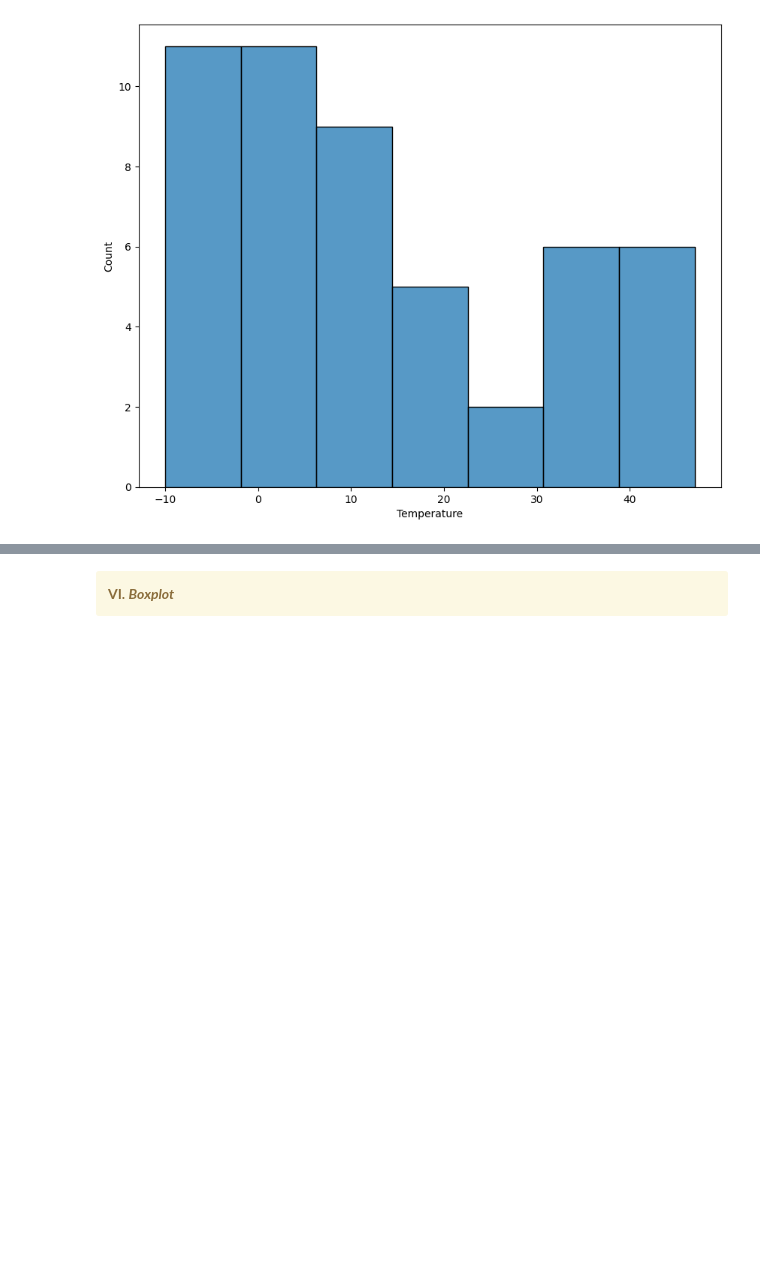
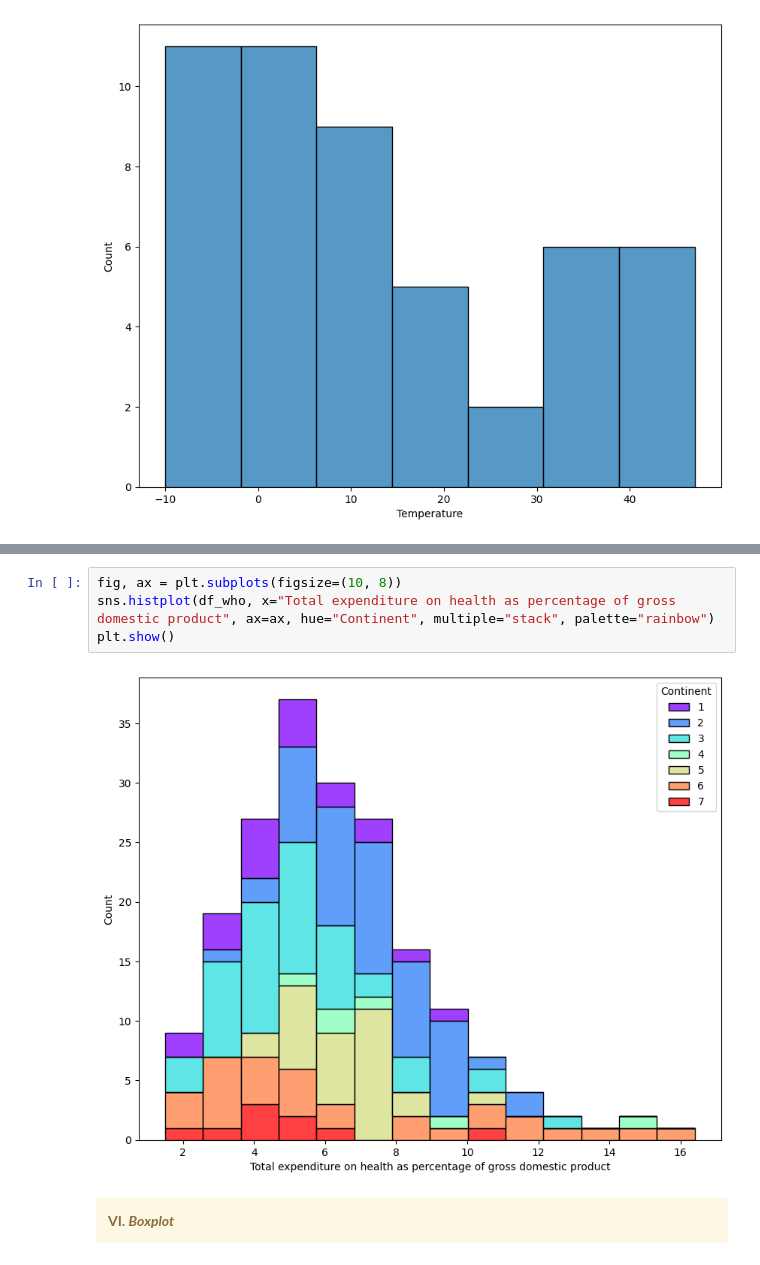
Before and after one commit to wisaaco/MCINTROPYTHON, a Jupyter notebook: notebooks/02_Pandas/03_visualization.ipynb, the cells around one changed output, grey strips where cells are left out. Saved outputs shown, nothing was run; the diff lists cells and outputs as text; blank space fills up the shorter version.

```diff
--- a/notebooks/02_Pandas/03_visualization.ipynb
+++ b/notebooks/02_Pandas/03_visualization.ipynb
@@ -386,3 +413,9 @@ __Mini Exercise__
+# %%
+fig, ax = plt.subplots(figsize=(10, 8))
+sns.histplot(df_who, x="Total expenditure on health as percentage of gross domestic product", ax=ax, hue="Continent", multiple="stack", palette="rainbow")
+plt.show()
+# %% [output]
+[figure, added]
 # %% [markdown]
 <div class="alert alert-warning">
     <b> VI. <i>Boxplot </i></b>
```
Also changed, not shown: parts of 13 cells of this notebook, 4 other files.
